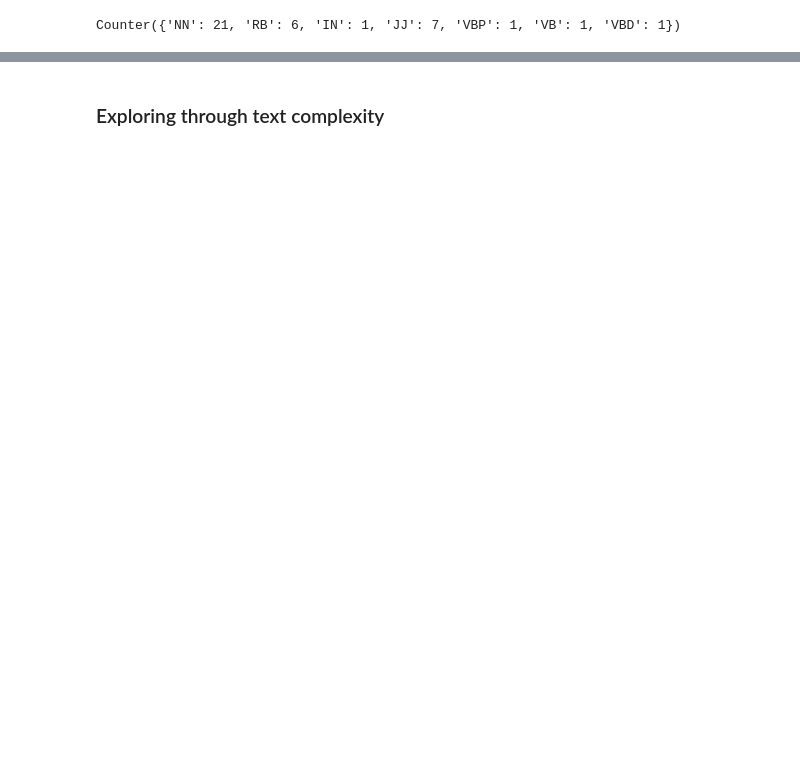
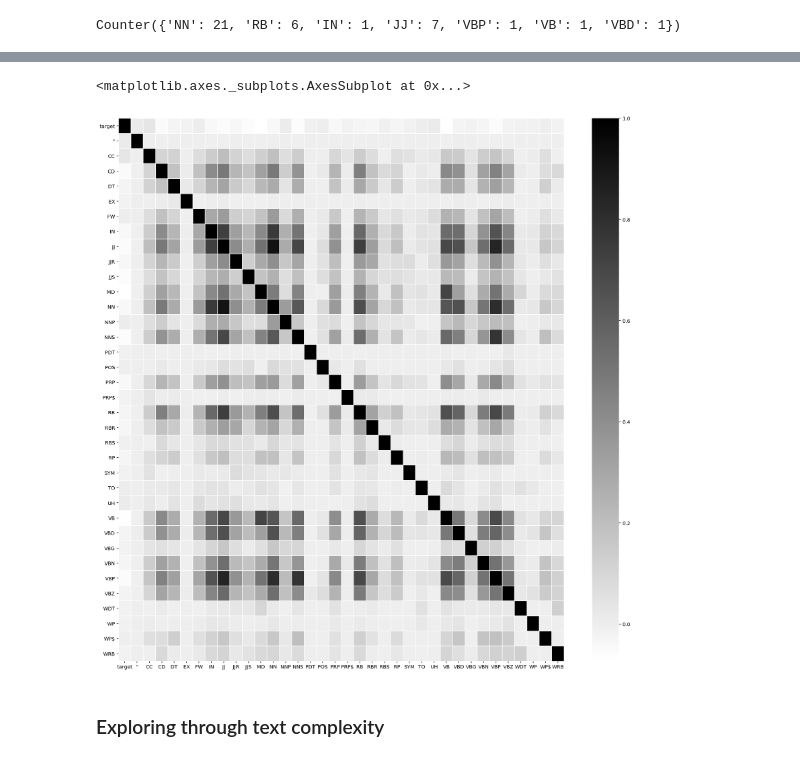
Before and after one commit to Atashnezhad/NLP_Proj2, a Jupyter notebook: Codes/P03_Exploratory data analysis.ipynb, the cells around one changed output, grey strips where cells are left out. Saved outputs shown, nothing was run; the diff lists cells and outputs as text; code cells hidden in the pictures; blank space fills up the shorter version.

```diff
--- a/Codes/P03_Exploratory data analysis.ipynb
+++ b/Codes/P03_Exploratory data analysis.ipynb
@@ -1052,2 +1054,0 @@ def pos_counts(text):
-# %%
-df_reddit['pos_counts'] = df_reddit['tagged_sent'].apply(pos_counts)
@@ -1055,0 +1059,8 @@ TypeError: 'int' object is not callable
+# %%
+pos_counts = []
+for i in range(0,len(df_reddit['tagged_sent'])):
+    try:
+#         print(i)
+        pos_counts.append(Counter(list(zip(*df_reddit['tagged_sent'][i]))[1]))
+    except:
+        pass
@@ -1055,0 +1071,6 @@ TypeError: 'int' object is not callable
+# %%
+pos_counts = pd.DataFrame(pos_counts).fillna(0)
+
+pos_counts.head()
+# pos_counts.columns
+# df_reddit.insert(0,'pos_counts', pos_counts)
@@ -1055,0 +1085,3 @@ TypeError: 'int' object is not callable
+# %%
+pos_counts.insert(0, 'target',df_reddit['target'])
+pos_counts.head(2)
@@ -1056 +1114,13 @@ TypeError: 'int' object is not callable
+# %%
+pos_counts_corr = pos_counts.corr()
+plt.figure(figsize=(20,20))
+sns.heatmap(pos_counts_corr,
+            xticklabels=pos_counts_corr.columns,
+            yticklabels=pos_counts_corr.columns,
+            cmap='binary',
+            annot=False,
+            linewidth=0.5)
+# %% [output]
+<matplotlib.axes._subplots.AxesSubplot at 0x...>
+[figure, added]
 # %%
```
Also changed, not shown: parts of 12 cells of this notebook.
